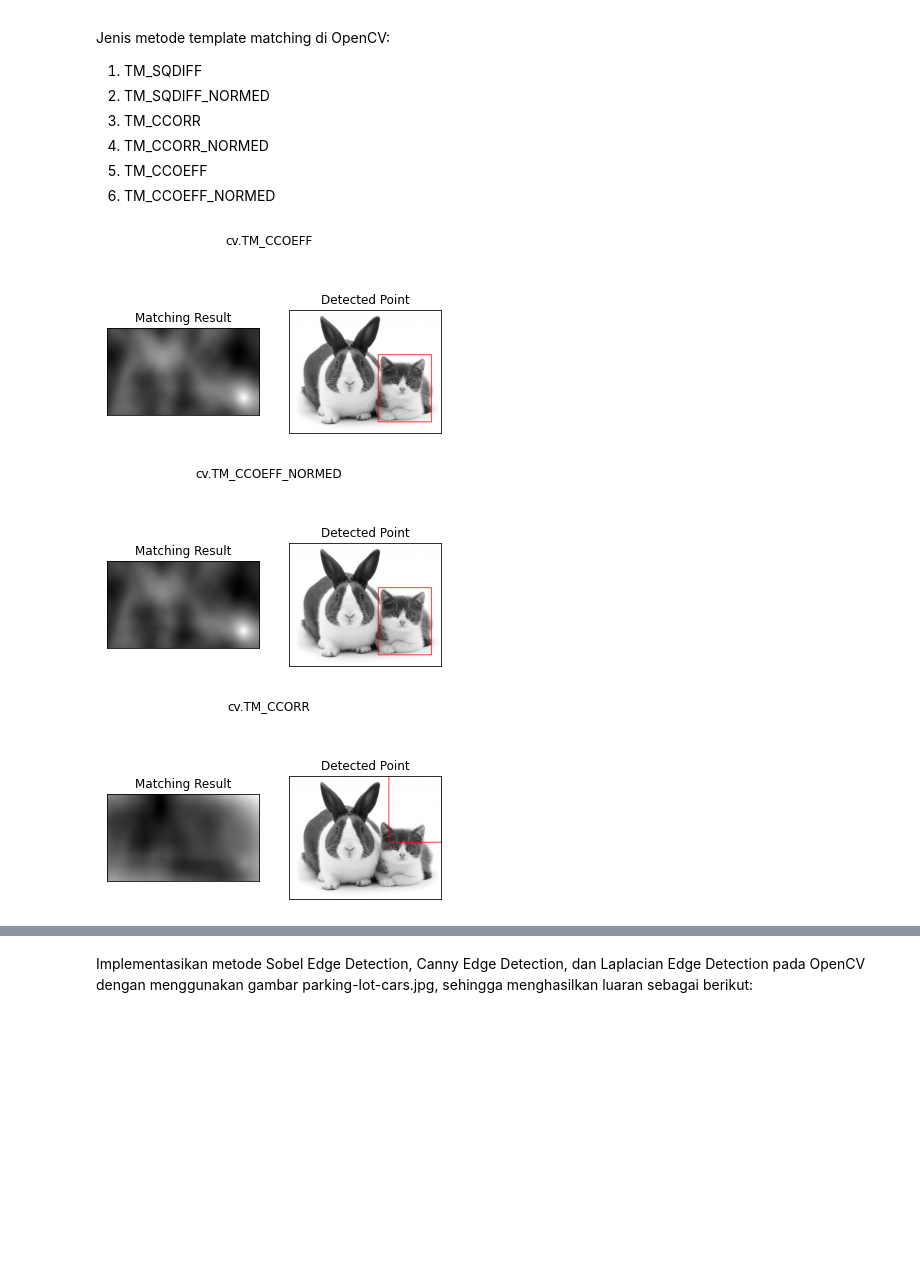
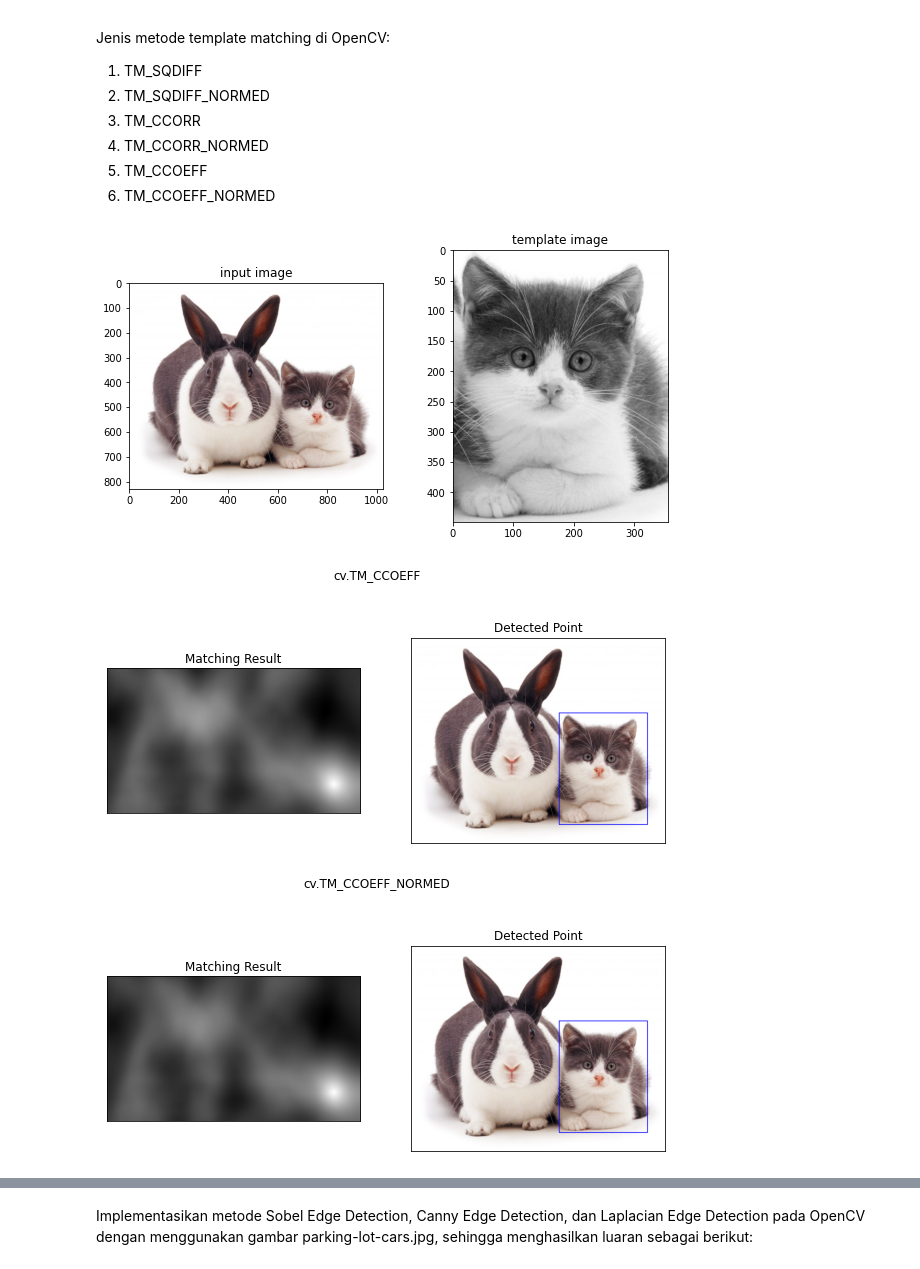
Before and after one commit to darman1725/PCVK_Genap_2022, a Jupyter notebook: Week11.ipynb, the cells around one changed output, grey strips where cells are left out. Cells and saved outputs as stored; diff of their text form; code cells hidden in the pictures; blank space fills up the shorter version.

Commit message:
Tugas - Object Detection Method

```diff
--- a/Week11.ipynb
+++ b/Week11.ipynb
@@ -43,41 +43,43 @@ Jenis metode template matching di OpenCV:
 5. TM_CCOEFF
 6. TM_CCOEFF_NORMED
 # %%
-img = cv.imread('/content/drive/MyDrive/Images/Object Detection/cats_and_bunnies.jpg',0)
-img = cv.cvtColor(img, cv.COLOR_BGR2RGB)
-template = cv.imread('/content/drive/MyDrive/Images/Object Detection/cat2_templatejpg.jpg',0)
-template = cv.cvtColor(template, cv.COLOR_BGR2RGB)
+bunny_cat = cv.imread('/content/drive/MyDrive/Images/Object Detection/cats_and_bunnies.jpg')
+bunny_cat_gray = cv.cvtColor(bunny_cat, cv.COLOR_BGR2GRAY)
+image = bunny_cat.copy()
+
+cat = cv.imread('/content/drive/MyDrive/Images/Object Detection/cat2_templatejpg.jpg',0)
+w, h = cat.shape[::-1]
+
+f, axarr = plt. subplots(1,2,figsize=(10,5)) #membuat 2 plot untuk citra input dan template
+axarr[0].imshow(cv.cvtColor(bunny_cat, cv.COLOR_BGR2RGB)), axarr[0].set_title("input image")
+axarr[1].imshow(cv.cvtColor(cat, cv.COLOR_BGR2RGB)), axarr[1].set_title("template image")
 
 # All the 6 methods for comparison in a list
 methods = ['cv.TM_CCOEFF', 'cv.TM_CCOEFF_NORMED', 'cv.TM_CCORR',
             'cv.TM_CCORR_NORMED', 'cv.TM_SQDIFF', 'cv.TM_SQDIFF_NORMED']
 
 for meth in methods:
-    img_copy = img.copy()
+    img = image.copy()
     method = eval(meth)
-
     # Apply template Matching
-    res = cv.matchTemplate(img_copy,template,method)
+    res = cv.matchTemplate(bunny_cat_gray,cat,method)
     min_val, max_val, min_loc, max_loc = cv.minMaxLoc(res)
-
     # If the method is TM_SQDIFF or TM_SQDIFF_NORMED, take minimum
     if method in [cv.TM_SQDIFF, cv.TM_SQDIFF_NORMED]:
         top_left = min_loc
     else:
         top_left = max_loc
+    bottom_right = (top_left[0] + w, top_left[1] + h)
 
-    height, width, channels = template.shape
-    bottom_right = (top_left[0]+width, top_left[1]+height)
-    cv.rectangle(img_copy,top_left, bottom_right, (255,0,0), 3)
-
+    cv.rectangle(img,top_left, bottom_right, 255, 2)
+    plt.figure(figsize=(10,5))
     plt.subplot(121),plt.imshow(res,cmap = 'gray')
     plt.title('Matching Result'), plt.xticks([]), plt.yticks([])
-    plt.subplot(122),plt.imshow(img_copy, cmap='gray')
+    plt.subplot(122),plt.imshow(cv.cvtColor(img, cv.COLOR_BGR2RGB))
     plt.title('Detected Point'), plt.xticks([]), plt.yticks([])
     plt.suptitle(meth)
-
     plt.show()
 # %% [output]
-[figure, old version]
+[figure, new version]
-[figure, old version]
+[figure, new version]
-[figure, old version]
+[figure, new version]
```
Also changed, not shown: parts of 1 cell of this notebook.
